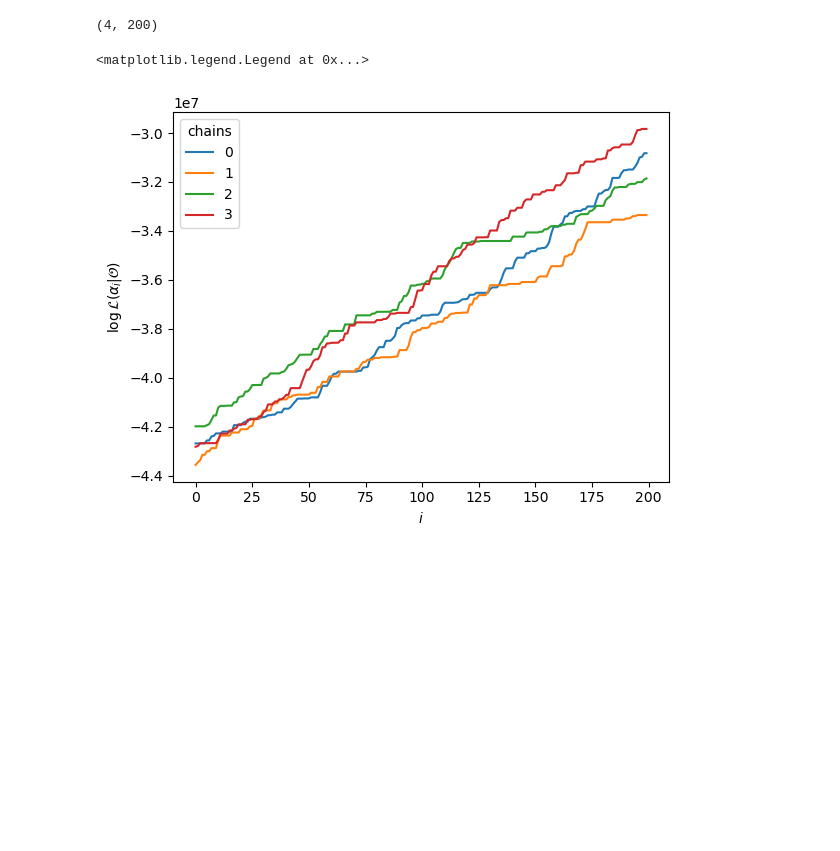
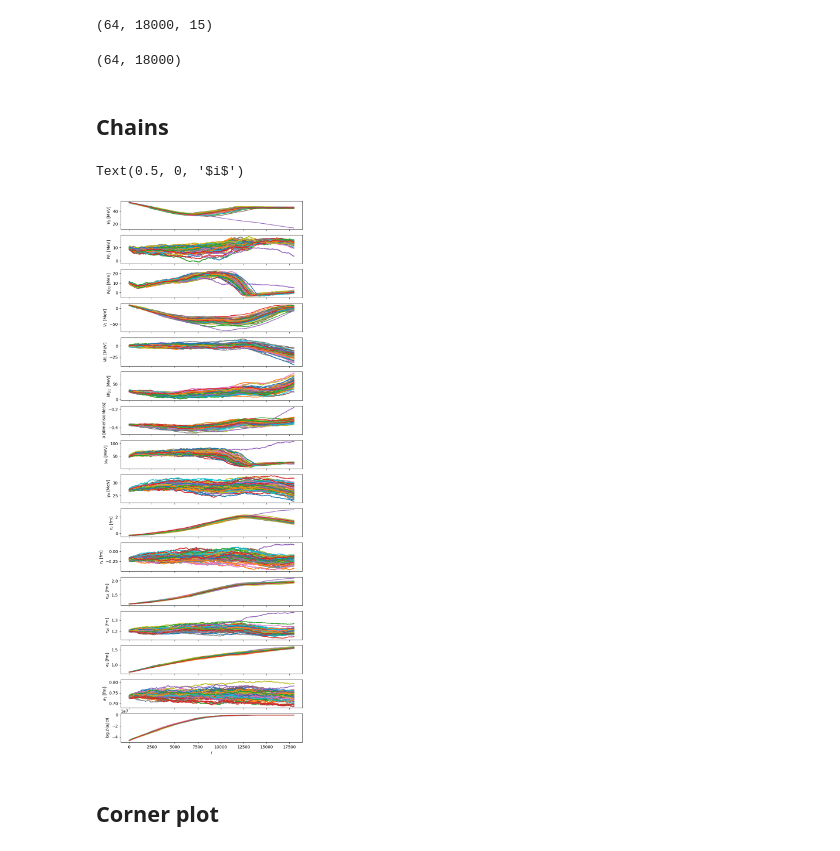
Before and after one commit to beykyle/elm, a Jupyter notebook: calibration/visualize_calibration.ipynb, the cells around one changed output. Saved outputs shown, nothing was run; the diff lists cells and outputs as text; code cells hidden in the pictures; blank space fills up the shorter version.

Commit message:
add corner plot

```diff
--- a/calibration/visualize_calibration.ipynb
+++ b/calibration/visualize_calibration.ipynb
@@ -6,15 +11,31 @@ from matplotlib import pyplot as plt
+# %%
+chains = np.load(Path("./all_chains.npy"))
 # %%
-logp = np.load(Path("../log_likelihood.npy"))
+logp = np.load(Path("./log_likelihood.npy"))
+# %%
+chains.shape
+# %% [output]
+(64, 18000, 15)
 # %%
 logp.shape
 # %% [output]
-(4, 200)
+(64, 18000)
+# %% [markdown]
+## Chains
 # %%
-for chain in range(logp.shape[0]):
-    plt.plot(logp[chain, ...], label=f"{chain}")
-plt.xlabel(r"$i$")
-plt.ylabel(r"$\log{\mathcal{L}(\alpha_i | \mathcal{O})}$")
-plt.legend(title="chains")
+fig, axes = plt.subplots(chains.shape[2] + 1, 1, figsize=(8, 24), sharex=True)
+for i in range(chains.shape[2]):
+    for chain in range(chains.shape[0]):
+        axes[i].plot(chains[chain, :, i])
+        axes[i].set_ylabel(f"${elm.params[i].latex_name}$ [{elm.params[i].unit}]")
+
+
+for chain in range(chains.shape[0]):
+    axes[-1].plot(logp[chain, ...], label=f"{chain}")
+    axes[-1].set_ylabel(r"$\log{\mathcal{L}(\alpha_i | \mathcal{O})}$")
+
+axes[-1].set_xlabel(r"$i$")
+# plt.legend(title="chains", ncol=3,)
 # %% [output]
-<matplotlib.legend.Legend at 0x...>
+Text(0.5, 0, '$i$')
-[figure, old version]
+[figure, new version]
@@ -22,0 +42,2 @@ plt.legend(title="chains")
+# %% [markdown]
+## Corner plot
```
Also changed, not shown: parts of 6 cells of this notebook.
